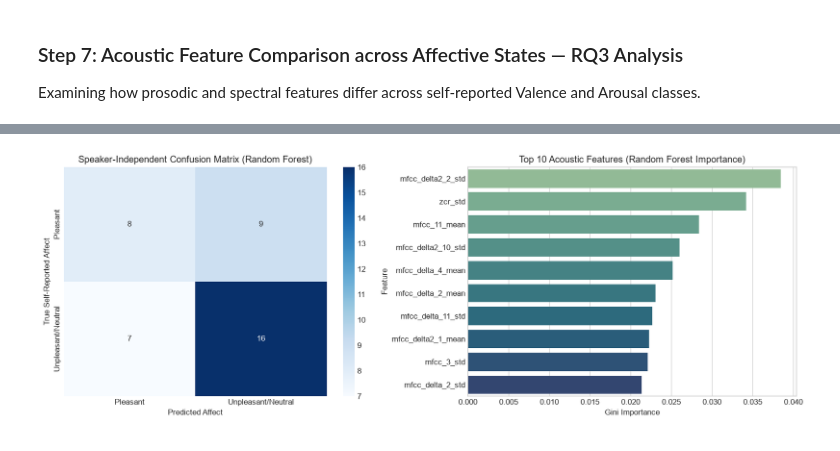
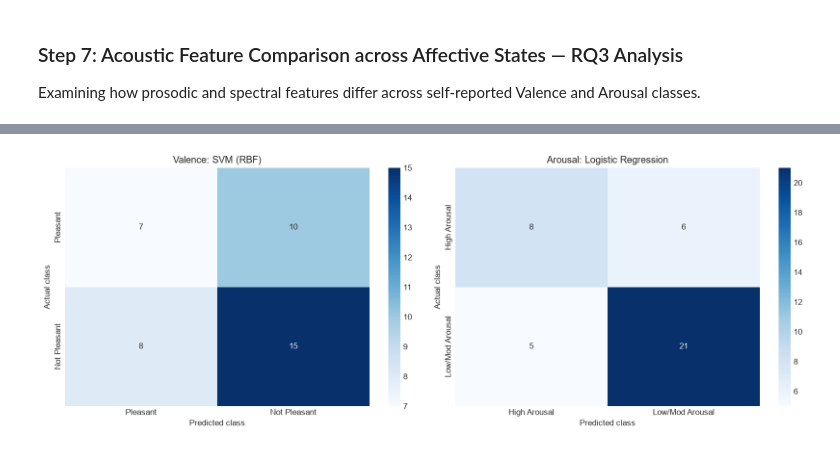
Before and after one commit to Shonget-Thesis/Bisaya-Post-Class-Speech, a Jupyter notebook: bisaya_affect_recognition.ipynb, the cells around one changed output, grey strips where cells are left out. Saved outputs shown, nothing was run; the diff lists cells and outputs as text; code cells hidden in the pictures.

Commit message:
Align notebook evaluation and add presentation materials

```diff
--- a/bisaya_affect_recognition.ipynb
+++ b/bisaya_affect_recognition.ipynb
@@ -67,13 +74,21 @@ def map_valence_label(score):
     else:
         return 'Unpleasant'
 
-# Bin Valence into 2-class Binary Affect for ML classification (Pleasant vs Unpleasant/Neutral)
+# Bin Valence into 2-class Binary Affect for ML classification (Pleasant vs Not Pleasant)
 df_meta['Valence_Label'] = df_meta['Valence_Score'].apply(map_valence_label)
-df_meta['Valence_Binary'] = df_meta['Valence_Score'].apply(lambda s: 'Pleasant' if s >= 4 else 'Unpleasant/Neutral')
+df_meta['Valence_Binary'] = df_meta['Valence_Score'].apply(lambda s: 'Pleasant' if s >= 4 else 'Not Pleasant')
 df_meta['Arousal_Binary'] = df_meta['Arousal_Score'].apply(lambda s: 'High Arousal' if s >= 4 else 'Low/Mod Arousal')
 
 print(f"Dataset loaded: {len(df_meta)} participant observations.")
 display(df_meta.head(10))
+
+required = ['Participant Code', 'Year Level', 'Class Activity', 'Session', 'Spoken Word',
+            'Self-Reported Feeling', 'Valence (1-5)', 'Arousal (1-5)', 'Audio Filename']
+assert not df_meta[required].isna().any().any(), 'Missing required metadata'
+assert df_meta['Participant Code'].is_unique, 'Duplicate participant codes'
+assert df_meta['Valence_Score'].between(1, 5).all()
+assert df_meta['Arousal_Score'].between(1, 5).all()
+assert all((Path('Audios') / name).is_file() for name in df_meta['Audio Filename'])
 # %% [output]
 Dataset loaded: 40 participant observations.
 |  | Participant Code | Year Level | Class Activity | Session | Spoken Word | Self-Reported Feeling | ... |
@@ -439,47 +522,32 @@ Visualizing classification performance for the best-performing model and inspect
 # %%
-# 1. Best Model Confusion Matrix visualization
-best_model_name = df_results.iloc[0]['Model']
-best_model = models[best_model_name]
-
-# Collect out-of-fold predictions
-y_pred_cv = np.zeros(len(y_binary), dtype=object)
-for train_idx, test_idx in gkf.split(X_scaled, y_binary, groups=groups):
-    scaler_fold = StandardScaler()
-    X_train_fold = scaler_fold.fit_transform(X[train_idx])
-    X_test_fold = scaler_fold.transform(X[test_idx])
-
-    best_model.fit(X_train_fold, y_binary[train_idx])
-    y_pred_cv[test_idx] = best_model.predict(X_test_fold)
-
-cm = confusion_matrix(y_binary, y_pred_cv, labels=['Pleasant', 'Unpleasant/Neutral'])
-
 fig, axes = plt.subplots(1, 2, figsize=(14, 5))
-
-sns.heatmap(cm, annot=True, fmt='d', cmap='Blues',
-            xticklabels=['Pleasant', 'Unpleasant/Neutral'],
-            yticklabels=['Pleasant', 'Unpleasant/Neutral'], ax=axes[0])
-axes[0].set_title(f"Speaker-Independent Confusion Matrix ({best_model_name})")
-axes[0].set_xlabel("Predicted Affect")
-axes[0].set_ylabel("True Self-Reported Affect")
-
-# 2. Feature Importance (Random Forest)
-rf_model = RandomForestClassifier(n_estimators=100, random_state=42)
-rf_model.fit(X_scaled, y_binary)
-importances = rf_model.feature_importances_
-top_idx = np.argsort(importances)[::-1][:10]
-
-top_features_df = pd.DataFrame({
-    'Feature': [feature_cols[i] for i in top_idx],
-    'Importance': importances[top_idx]
-})
-
-sns.barplot(data=top_features_df, x='Importance', y='Feature', palette='crest', ax=axes[1])
-axes[1].set_title("Top 10 Acoustic Features (Random Forest Importance)")
-axes[1].set_xlabel("Gini Importance")
-
+for ax, (target, result) in zip(axes, evaluations.items()):
+    labels = targets[target][1]
+    sns.heatmap(result['matrix'], annot=True, fmt='d', cmap='Blues',
+                xticklabels=labels, yticklabels=labels, ax=ax)
+    ax.set_title(f"{target}: {result['best']['Model']}")
+    ax.set_xlabel('Predicted class')
+    ax.set_ylabel('Actual class')
+    display(Markdown(f'#### {target}: pooled out-of-fold classification report'))
+    display(result['report'].round(4))
 plt.tight_layout()
 plt.show()
 
-print(f"Classification Report ({best_model_name}):")
-print(classification_report(y_binary, y_pred_cv))
+y = targets['Valence'][0]
+best_model = models[evaluations['Valence']['best']['Model']]
+fold_importances = []
+for fold_number, (train, test) in enumerate(splits_by_target['Valence']):
+    fitted = clone(best_model).fit(X.iloc[train], y[train])
+    importance = permutation_importance(fitted, X.iloc[test], y[test], scoring='f1_macro',
+                                       n_repeats=20, random_state=42 + fold_number, n_jobs=1)
+    fold_importances.append(importance.importances_mean)
+top_features = pd.DataFrame({'Feature': feature_cols,
+    'Held-out Permutation Importance': np.mean(fold_importances, axis=0)
+}).sort_values('Held-out Permutation Importance', ascending=False).head(15)
+display(top_features)
+fig, ax = plt.subplots(figsize=(10, 5))
+sns.barplot(data=top_features.head(10), x='Held-out Permutation Importance', y='Feature', color='#4C78A8', ax=ax)
+ax.set_title('Valence: held-out permutation importance')
+plt.tight_layout()
+plt.show()
 # %% [output]
@@ -486 +568 @@ print(classification_report(y_binary, y_pred_cv))
-[figure, old version]
+[figure, new version]
```
Also changed, not shown: parts of 17 cells of this notebook, 19 other files.
